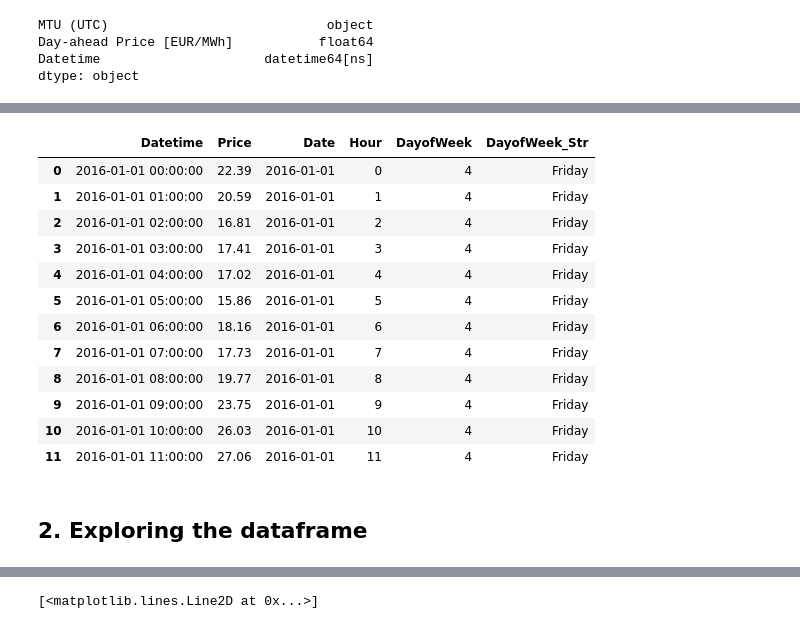
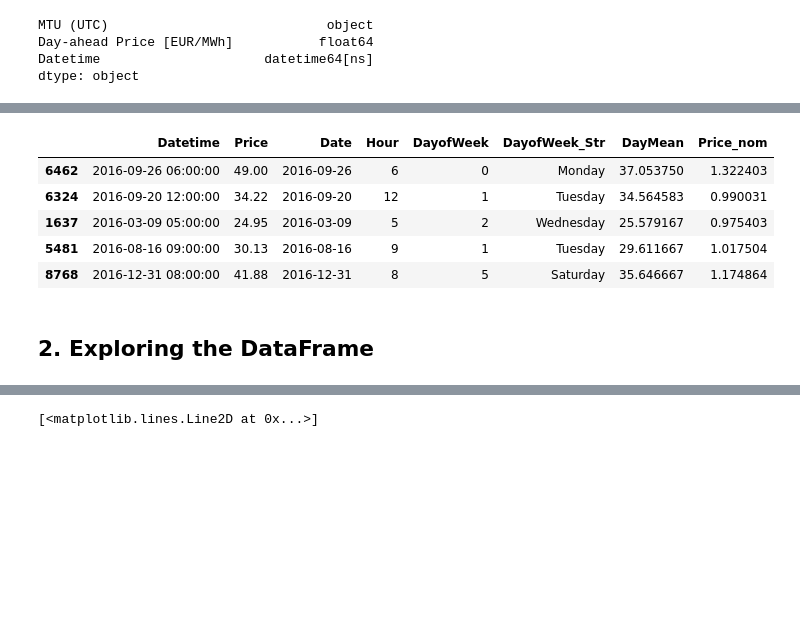
Before and after one commit to Aroagm/TFM_HouseholdConsumptions, a Jupyter notebook: Prices_data.ipynb, the cells around one changed output, grey strips where cells are left out. Cells and saved outputs as stored; diff of their text form; code cells hidden in the pictures; blank space fills up the shorter version.

```diff
--- a/Prices_data.ipynb
+++ b/Prices_data.ipynb
@@ -87,17 +57,10 @@ df_prices_clean['DayofWeek_Str'] = df_prices_clean['Datetime'].map(lambda x: x.s
-# %%
-df_prices_clean.head(12)
-# %% [output]
-|  | Datetime | Price | Date | Hour | DayofWeek | DayofWeek_Str |
-| 0 | 2016-01-01 00:00:00 | 22.39 | 2016-01-01 | 0 | 4 | Friday |
-| 1 | 2016-01-01 01:00:00 | 20.59 | 2016-01-01 | 1 | 4 | Friday |
-| 2 | 2016-01-01 02:00:00 | 16.81 | 2016-01-01 | 2 | 4 | Friday |
-| 3 | 2016-01-01 03:00:00 | 17.41 | 2016-01-01 | 3 | 4 | Friday |
-| 4 | 2016-01-01 04:00:00 | 17.02 | 2016-01-01 | 4 | 4 | Friday |
-| 5 | 2016-01-01 05:00:00 | 15.86 | 2016-01-01 | 5 | 4 | Friday |
-| 6 | 2016-01-01 06:00:00 | 18.16 | 2016-01-01 | 6 | 4 | Friday |
-| 7 | 2016-01-01 07:00:00 | 17.73 | 2016-01-01 | 7 | 4 | Friday |
-| 8 | 2016-01-01 08:00:00 | 19.77 | 2016-01-01 | 8 | 4 | Friday |
-| 9 | 2016-01-01 09:00:00 | 23.75 | 2016-01-01 | 9 | 4 | Friday |
-| 10 | 2016-01-01 10:00:00 | 26.03 | 2016-01-01 | 10 | 4 | Friday |
-| 11 | 2016-01-01 11:00:00 | 27.06 | 2016-01-01 | 11 | 4 | Friday |
+# %%
+df_prices_clean.sample(5)
+# %% [output]
+|  | Datetime | Price | Date | Hour | DayofWeek | DayofWeek_Str | DayMean | Price_nom |
+| 6462 | 2016-09-26 06:00:00 | 49.00 | 2016-09-26 | 6 | 0 | Monday | 37.053750 | 1.322403 |
+| 6324 | 2016-09-20 12:00:00 | 34.22 | 2016-09-20 | 12 | 1 | Tuesday | 34.564583 | 0.990031 |
+| 1637 | 2016-03-09 05:00:00 | 24.95 | 2016-03-09 | 5 | 2 | Wednesday | 25.579167 | 0.975403 |
+| 5481 | 2016-08-16 09:00:00 | 30.13 | 2016-08-16 | 9 | 1 | Tuesday | 29.611667 | 1.017504 |
+| 8768 | 2016-12-31 08:00:00 | 41.88 | 2016-12-31 | 8 | 5 | Saturday | 35.646667 | 1.174864 |
 # %%
@@ -109,7 +72,7 @@ df_prices_clean['Price_nom'] = df_prices_clean['Price']/df_prices_clean['DayMean
 # %%
 df_prices_clean.to_csv('Prices.csv')
 # %% [markdown]
-## 2. Exploring the dataframe
+## 2. Exploring the DataFrame
 # %%
 mean_byhour = df_prices_clean.groupby('Hour').mean()
 mean_bydayofweek= df_prices_clean.groupby('DayofWeek').mean()
```
Also changed, not shown: parts of 35 cells of this notebook, 1 other file.
